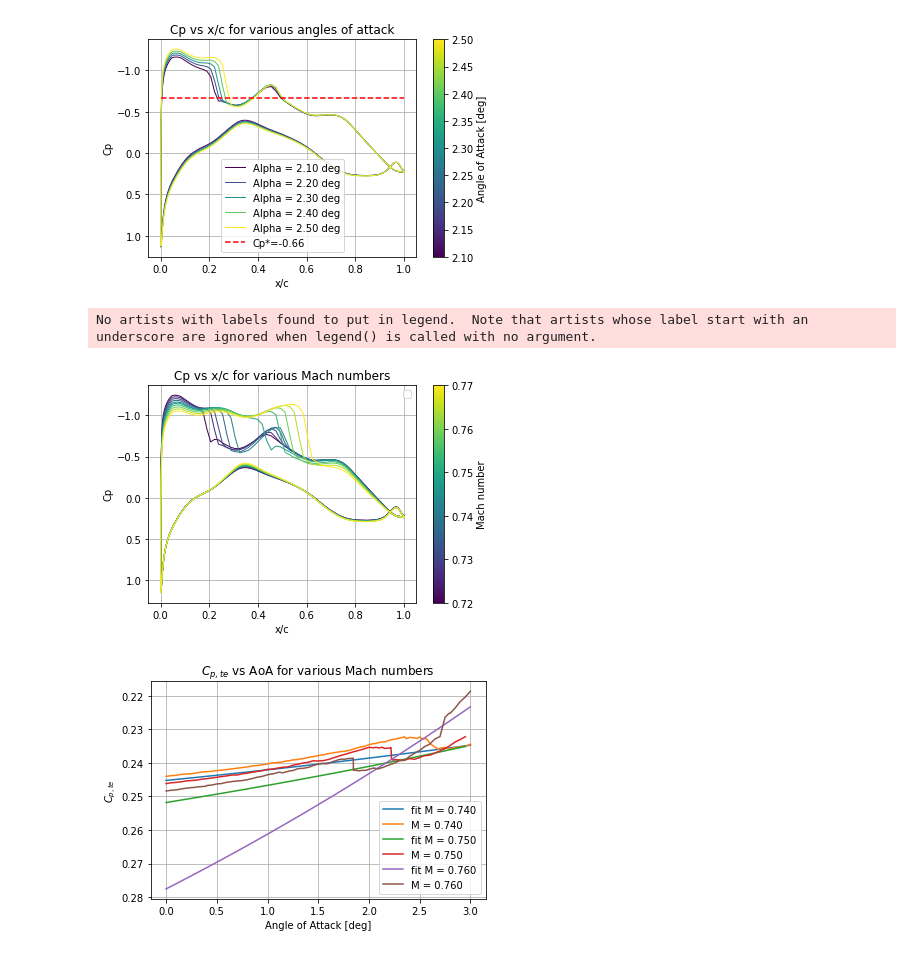
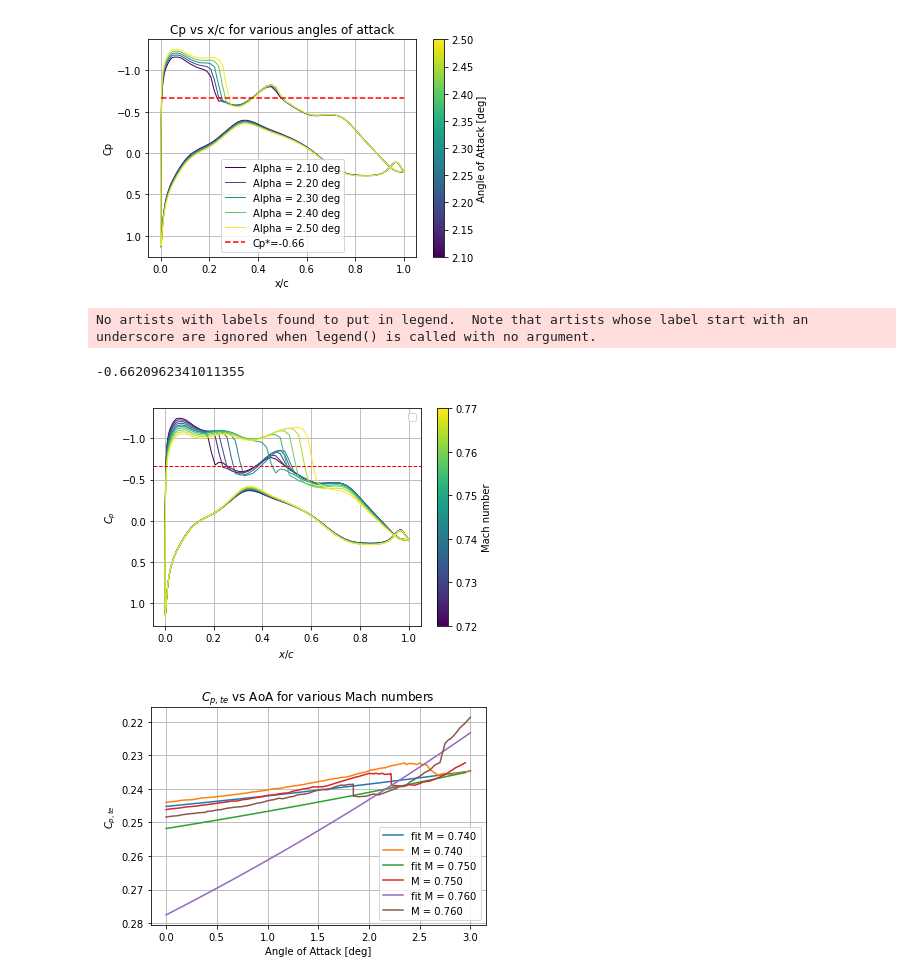
Before and after one commit to lpender3672/MEng-CW, a Jupyter notebook: IIB/4A7/transonic_wing/plot_cpte_vs_alpha.ipynb, the cells around one changed output. Saved outputs shown, nothing was run; the diff lists cells and outputs as text; code cells hidden in the pictures.

```diff
--- a/IIB/4A7/transonic_wing/plot_cpte_vs_alpha.ipynb
+++ b/IIB/4A7/transonic_wing/plot_cpte_vs_alpha.ipynb
@@ -78,38 +78,46 @@ alpha = 2.3
 machs = np.linspace(0.72, 0.77, nmach)
 cs = plt.cm.viridis(np.linspace(0, 1, nmach))
 
-plt.gca().invert_yaxis()
+# set figsize
+plt.figure(figsize=(6, 4))
+
 i = 0
 
 for m in machs:
     res = App.run(m, alpha, 10)
     if res is None:
         continue
 
     plt.plot(res.x, res.cp, color=cs[i], linewidth = 1)
 
     i += 1
 
 # add colourbar
 
 sm = plt.cm.ScalarMappable(cmap=plt.cm.viridis, norm=plt.Normalize(vmin=machs.min(), vmax=machs.max()))
 sm._A = []
 
 plt.colorbar(sm, label='Mach number')
 
-plt.xlabel('x/c')
-plt.ylabel('Cp')
+cpstar = cpstar_from_mach(M)
+print(cpstar)
+plt.hlines(cpstar, -1, 2, 'r', '--', linewidth=1)
+plt.xlim(-0.05, 1.05)
 
-plt.title('Cp vs x/c for various Mach numbers')
+plt.xlabel('$x/c$')
+plt.ylabel('$C_p$')
+# invert y
+plt.gca().invert_yaxis()
 
 plt.grid()
 plt.legend()
 
 
 plt.savefig('figures/cp_vs_xc_machs.png', dpi=400)
 # %% [output]
 No artists with labels found to put in legend.  Note that artists whose label start with an underscore are ignored when legend() is called with no argument.
+-0.6620962341011355
-[figure, old version]
+[figure, new version]
 # %%
 # 100 runs takes ~ 5 minutes
 machs = np.linspace(0.76, 0.78, 2)
```
Also changed, not shown: parts of 1 cell of this notebook, 7 other files.
